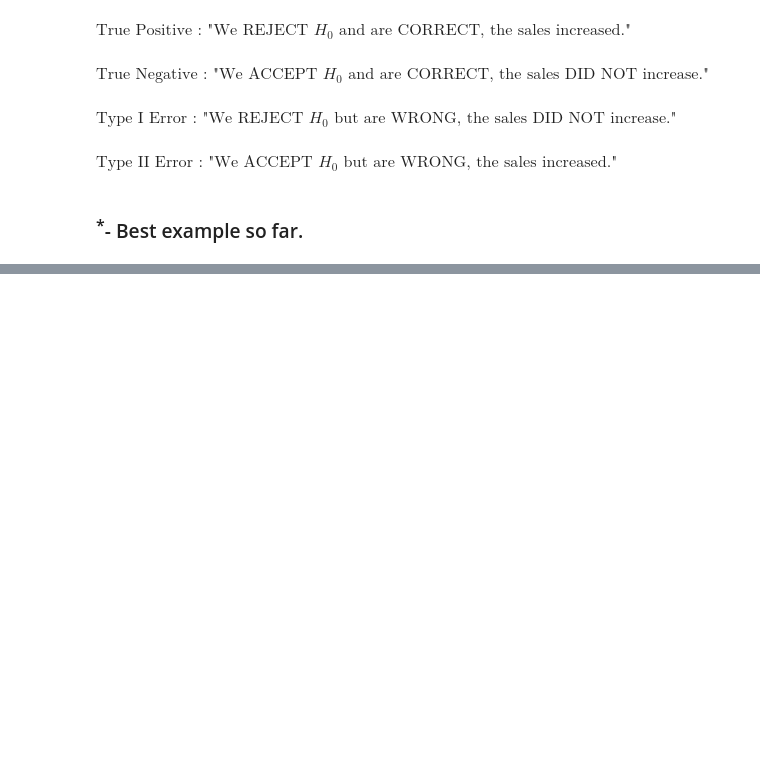
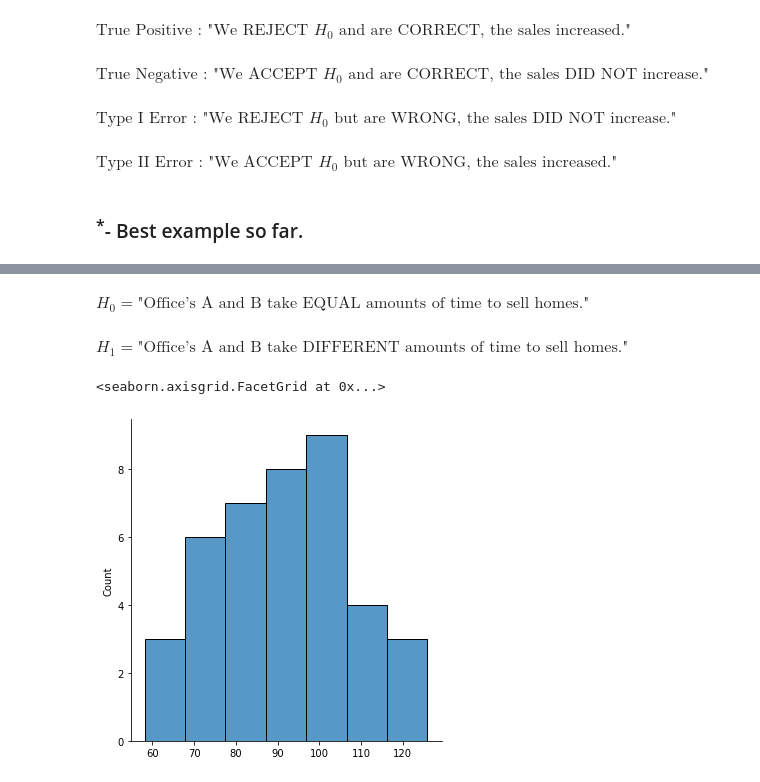
Before and after one commit to hinzle/statistics-exercises, a Jupyter notebook: hypothesis_testing.ipynb, the cells around one changed output, grey strips where cells are left out. Cells and saved outputs as stored; diff of their text form; code cells hidden in the pictures; blank space fills up the shorter version.

```diff
--- a/hypothesis_testing.ipynb
+++ b/hypothesis_testing.ipynb
@@ -73,0 +130,4 @@ $\textrm{Type II Error : "We ACCEPT }H_0\textrm{ but are WRONG, the sales increa
+# %% [markdown]
+$ H_0 = \textrm{"Office's A and B take EQUAL amounts of time to sell homes." }$
+# %% [markdown]
+$ H_1 = \textrm{"Office's A and B take DIFFERENT amounts of time to sell homes." }$
@@ -73,0 +136,2 @@ $\textrm{Type II Error : "We ACCEPT }H_0\textrm{ but are WRONG, the sales increa
+# %%
+office_one=stats.norm(90,15).rvs(40)
@@ -73,0 +140,5 @@ $\textrm{Type II Error : "We ACCEPT }H_0\textrm{ but are WRONG, the sales increa
+# %%
+sns.displot(office_one)
+# %% [output]
+<seaborn.axisgrid.FacetGrid at 0x...>
+[figure, added]
```
Also changed, not shown: parts of 35 cells of this notebook.
